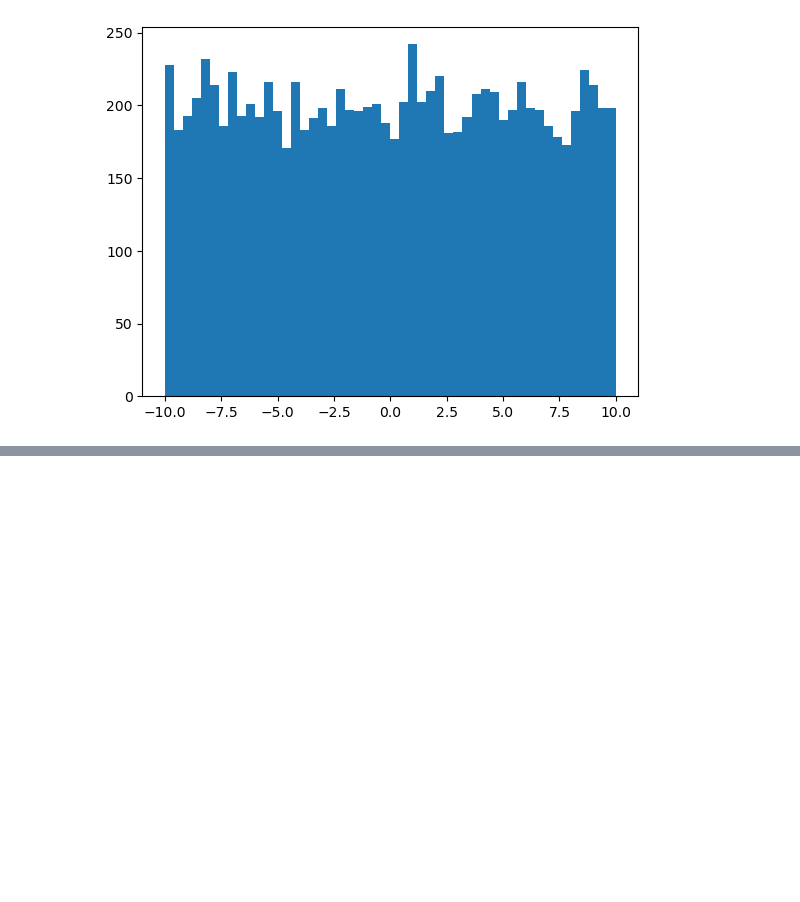
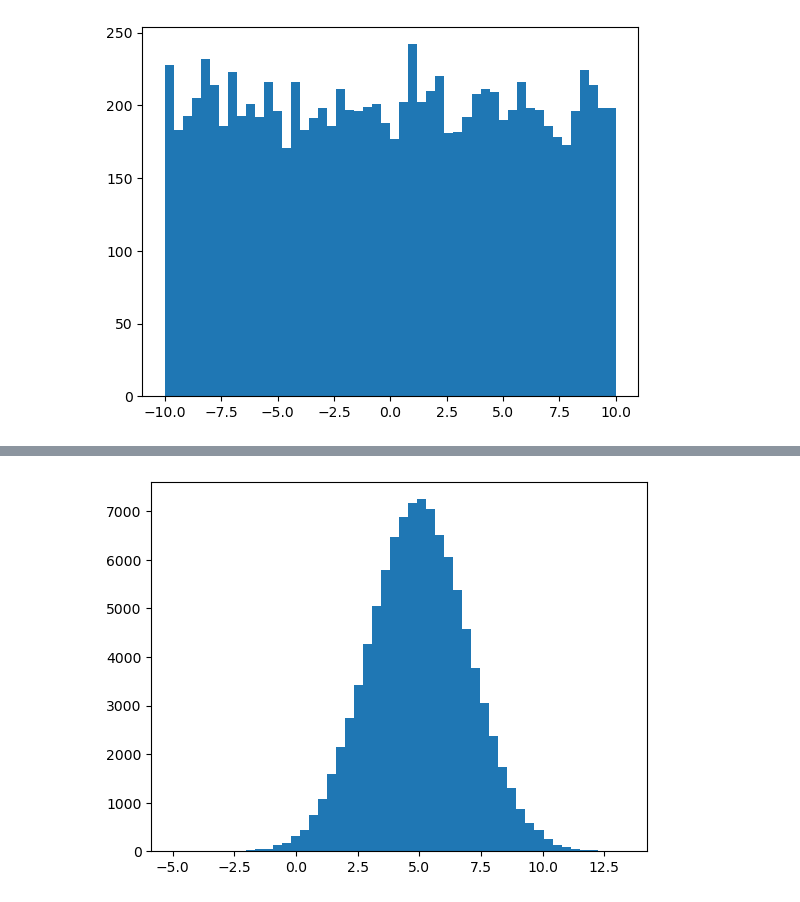
Before and after one commit to Hemi102/data-science-and-machine-learning-with-python, a Jupyter notebook: Distributions.ipynb, the cells around one changed output, grey strips where cells are left out. Drawn from its saved outputs; the diff is of its cells as text; code cells hidden in the pictures; blank space fills up the shorter version.

```diff
--- a/Distributions.ipynb
+++ b/Distributions.ipynb
@@ -11,0 +25,11 @@ from scipy.stats import normal
+# %%
+import numpy as np
+import matplotlib.pyplot as plt
+
+mu = 5.0
+sigma = 2.0
+values = np.random.normal(mu, sigma, 100000)
+plt.hist(values, 50)
+plt.show()
+# %% [output]
+[figure, added]
```
Also changed, not shown: parts of 9 cells of this notebook.
